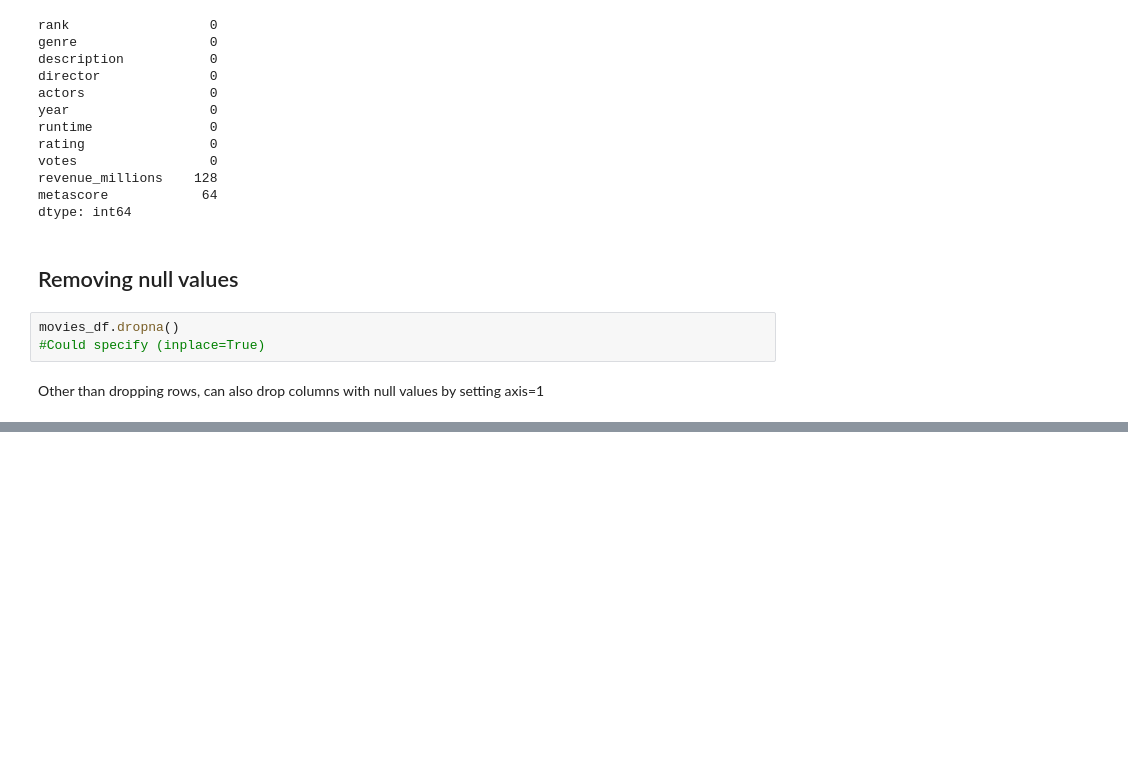
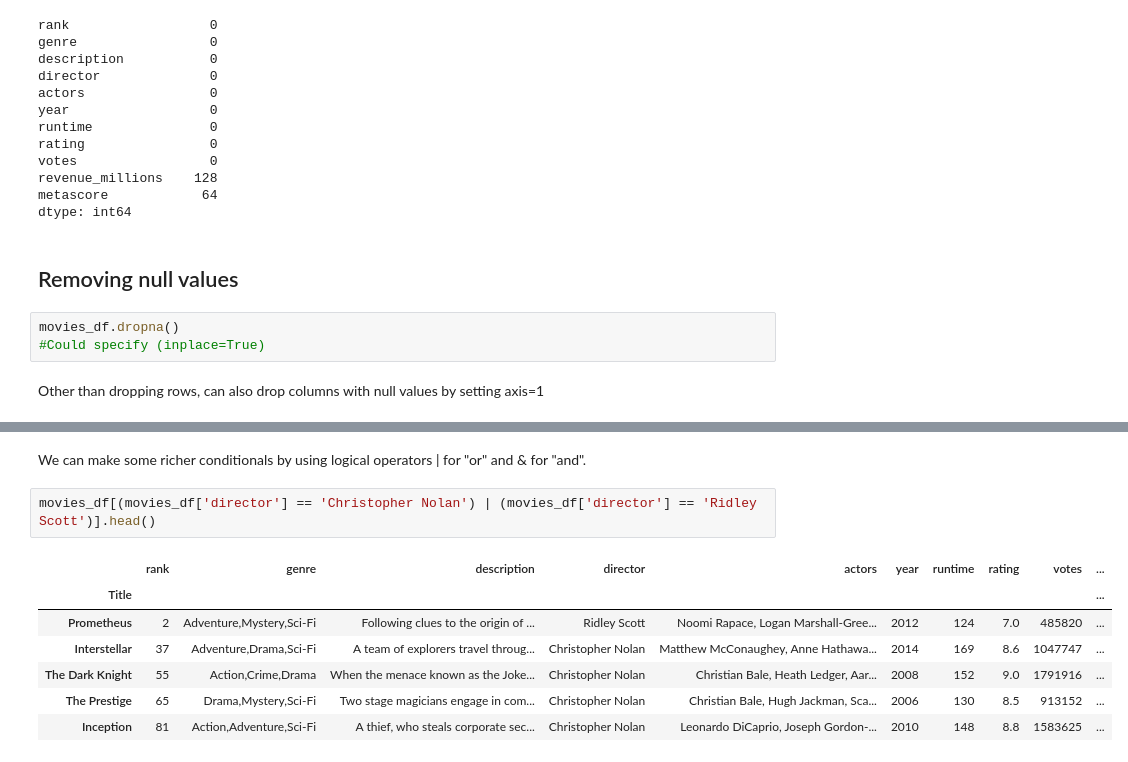
Before and after one commit to dylan-bogoevski/Learning-Pandas-for-Python, a Jupyter notebook: Pandas_Workbook1.ipynb, the cells around one changed output, grey strips where cells are left out. Cells and saved outputs as stored; diff of their text form; blank space fills up the shorter version.

```diff
--- a/Pandas_Workbook1.ipynb
+++ b/Pandas_Workbook1.ipynb
@@ -290,0 +511,12 @@ movies_df.dropna(axis=1)
+# %% [markdown]
+We can make some richer conditionals by using logical operators | for "or" and & for "and".
+# %%
+movies_df[(movies_df['director'] == 'Christopher Nolan') | (movies_df['director'] == 'Ridley Scott')].head()
+# %% [output]
+|  | rank | genre | description | director | actors | year | runtime | rating | votes | ... |
+| Title |  |  |  |  |  |  |  |  |  | ... |
+| Prometheus | 2 | Adventure,Mystery,Sci-Fi | Following clues to the origin of ... | Ridley Scott | Noomi Rapace, Logan Marshall-Gree... | 2012 | 124 | 7.0 | 485820 | ... |
+| Interstellar | 37 | Adventure,Drama,Sci-Fi | A team of explorers travel throug... | Christopher Nolan | Matthew McConaughey, Anne Hathawa... | 2014 | 169 | 8.6 | 1047747 | ... |
+| The Dark Knight | 55 | Action,Crime,Drama | When the menace known as the Joke... | Christopher Nolan | Christian Bale, Heath Ledger, Aar... | 2008 | 152 | 9.0 | 1791916 | ... |
+| The Prestige | 65 | Drama,Mystery,Sci-Fi | Two stage magicians engage in com... | Christopher Nolan | Christian Bale, Hugh Jackman, Sca... | 2006 | 130 | 8.5 | 913152 | ... |
+| Inception | 81 | Action,Adventure,Sci-Fi | A thief, who steals corporate sec... | Christopher Nolan | Leonardo DiCaprio, Joseph Gordon-... | 2010 | 148 | 8.8 | 1583625 | ... |
```
Also changed, not shown: parts of 46 cells of this notebook.
